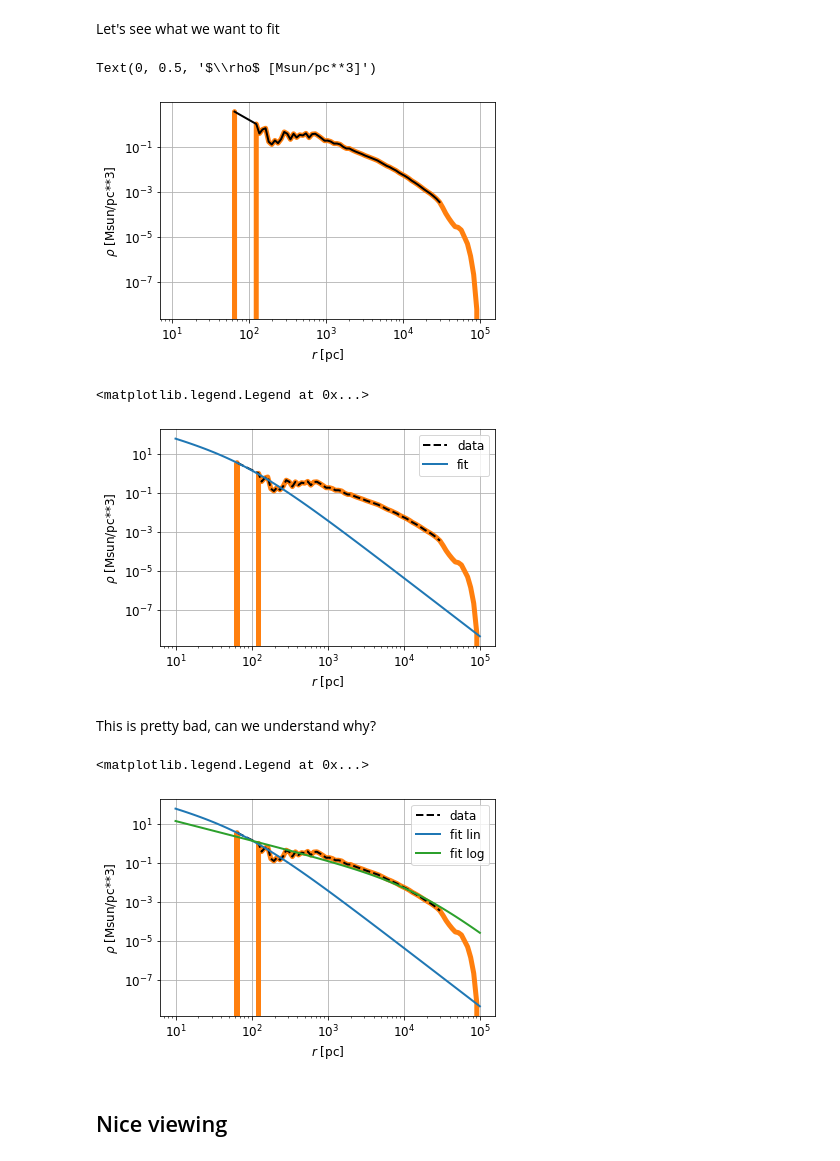
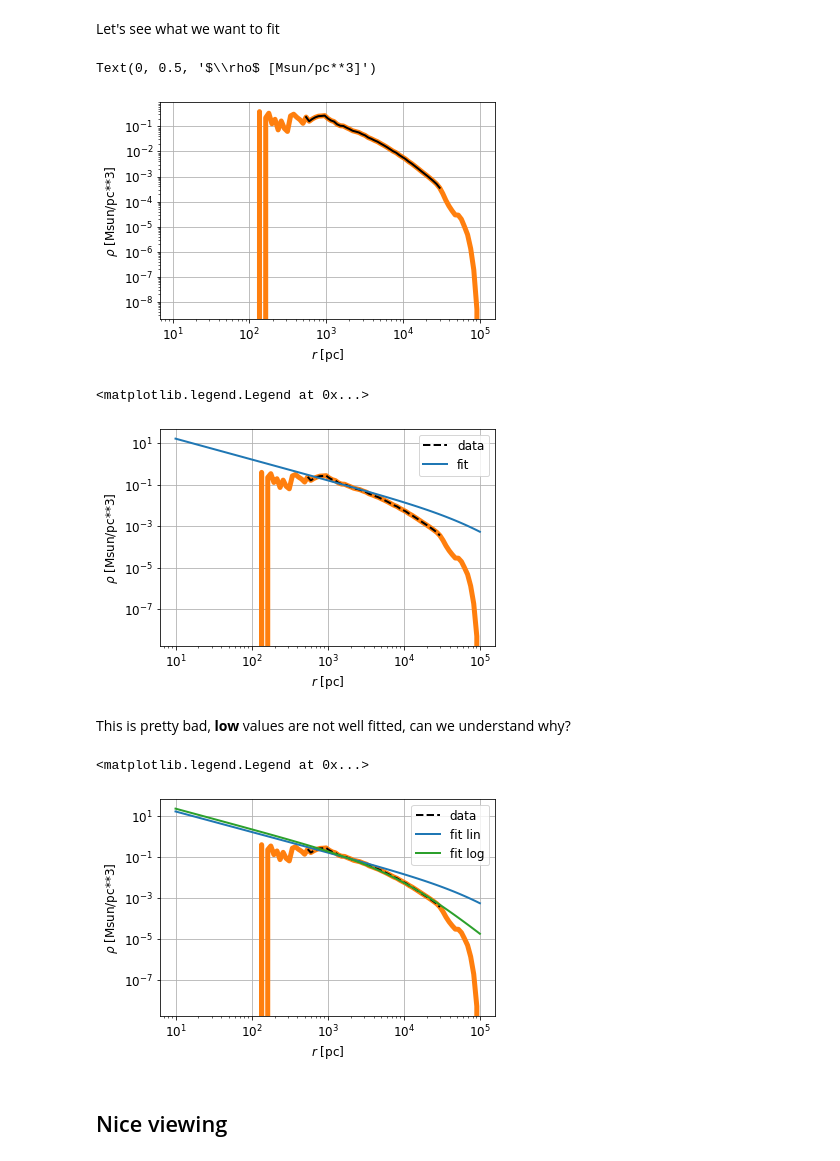
Before and after one commit to HugoPfister/Python_For_Astronomy, a Jupyter notebook: Simulation/analysis.ipynb, the cells around one changed output. Drawn from its saved outputs; the diff is of its cells as text; code cells hidden in the pictures.

```diff
--- a/Simulation/analysis.ipynb
+++ b/Simulation/analysis.ipynb
@@ -165,7 +165,7 @@ def NFW(r, rho0, rs):
 # %% [markdown]
 We also want to exclude ``bad'' numerical values, that is when the density is 0, or at large radii
 # %%
-filt = (rho > 0) & (bin_r[1:] < 3e4)
+filt = (rho > 0) & (bin_r[1:] < 3e4) & ((bin_r[1:] >500))
 # %% [markdown]
 Let's see what we want to fit
 # %%
@@ -175,4 +175,4 @@ plt.xlabel('$r$ [pc]')
 plt.ylabel('$\\rho$ [Msun/pc**3]')
 # %% [output]
 Text(0, 0.5, '$\\rho$ [Msun/pc**3]')
-[figure, old version]
+[figure, new version]
@@ -180,8 +186,6 @@ Text(0, 0.5, '$\\rho$ [Msun/pc**3]')
 plt.loglog(bin_r[1:], rho, linewidth=5, color='C1')
 plt.loglog(bin_r[1:][filt], rho[filt], linestyle='--', color='k', label='data') #note the label and the linestyle
 
-#fitting is here
-popt,pcov = curve_fit(NFW, bin_r[1:][filt], rho[filt])
 plt.loglog(bin_r, (NFW(bin_r, popt[0], popt[1])), label='fit')
 
 plt.xlabel('$r$ [pc]')
@@ -189,29 +193,29 @@ plt.ylabel('$\\rho$ [Msun/pc**3]')
 plt.legend() #plt.legend show legend
 # %% [output]
 <matplotlib.legend.Legend at 0x...>
-[figure, old version]
+[figure, new version]
 # %% [markdown]
-This is pretty bad, can we understand why?
+This is pretty bad, **low** values are not well fitted, can we understand why?
 # %%
 def log_NFW(r, rho0, rs):
     return np.log(NFW(r, rho0, rs))
 # %%
 plt.loglog(bin_r[1:], rho, linewidth=5, color='C1')
 plt.loglog(bin_r[1:][filt], rho[filt], linestyle='--', color='k', label='data')
 
-popt,pcov = curve_fit(NFW, bin_r[1:][filt], rho[filt])
+popt,pcov = curve_fit(NFW, bin_r[1:][filt], rho[filt], maxfev=10000)
 plt.loglog(bin_r, (NFW(bin_r, popt[0], popt[1])), label='fit lin')
 
 #fitting with log is here
-popt,pcov = curve_fit(log_NFW, bin_r[1:][filt], np.log(rho)[filt])
+popt,pcov = curve_fit(log_NFW, bin_r[1:][filt], np.log(rho)[filt], maxfev=10000)
 plt.loglog(bin_r, np.exp(log_NFW(bin_r, popt[0], popt[1])), label='fit log', color='C2')
 
 plt.xlabel('$r$ [pc]')
 plt.ylabel('$\\rho$ [Msun/pc**3]')
 plt.legend()
 # %% [output]
 <matplotlib.legend.Legend at 0x...>
-[figure, old version]
+[figure, new version]
 # %% [markdown]
 ## Nice viewing
 # %%
```
Also changed, not shown: parts of 15 cells of this notebook.
